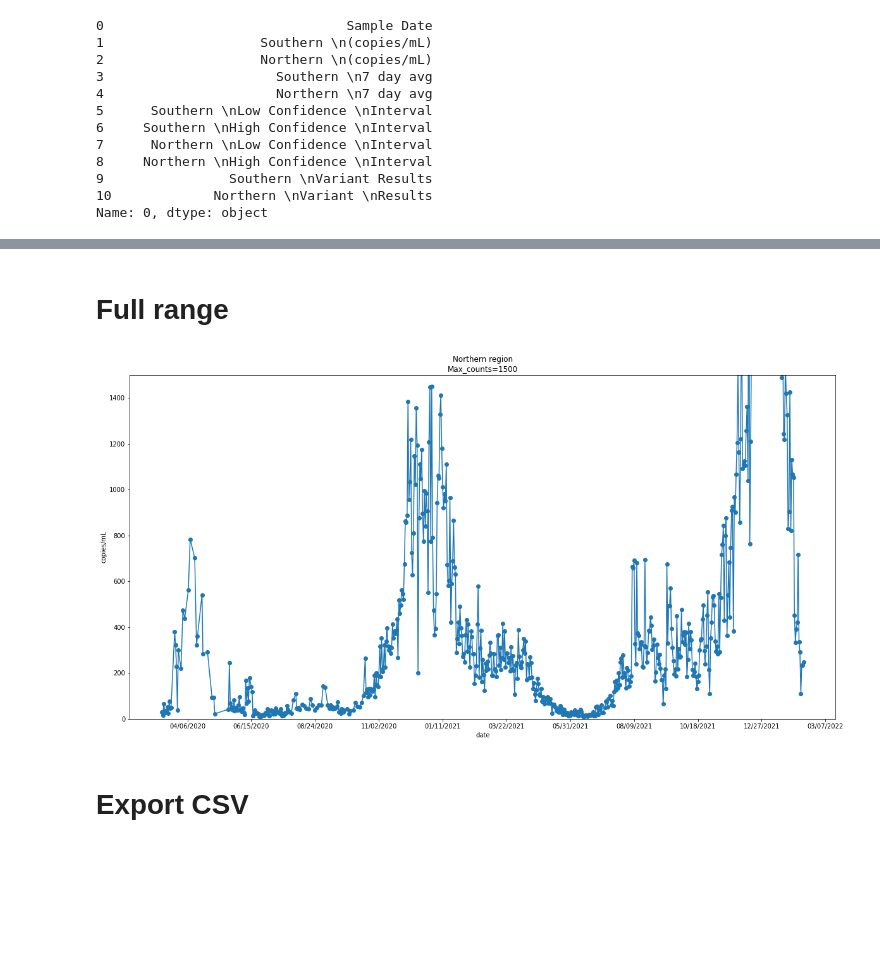
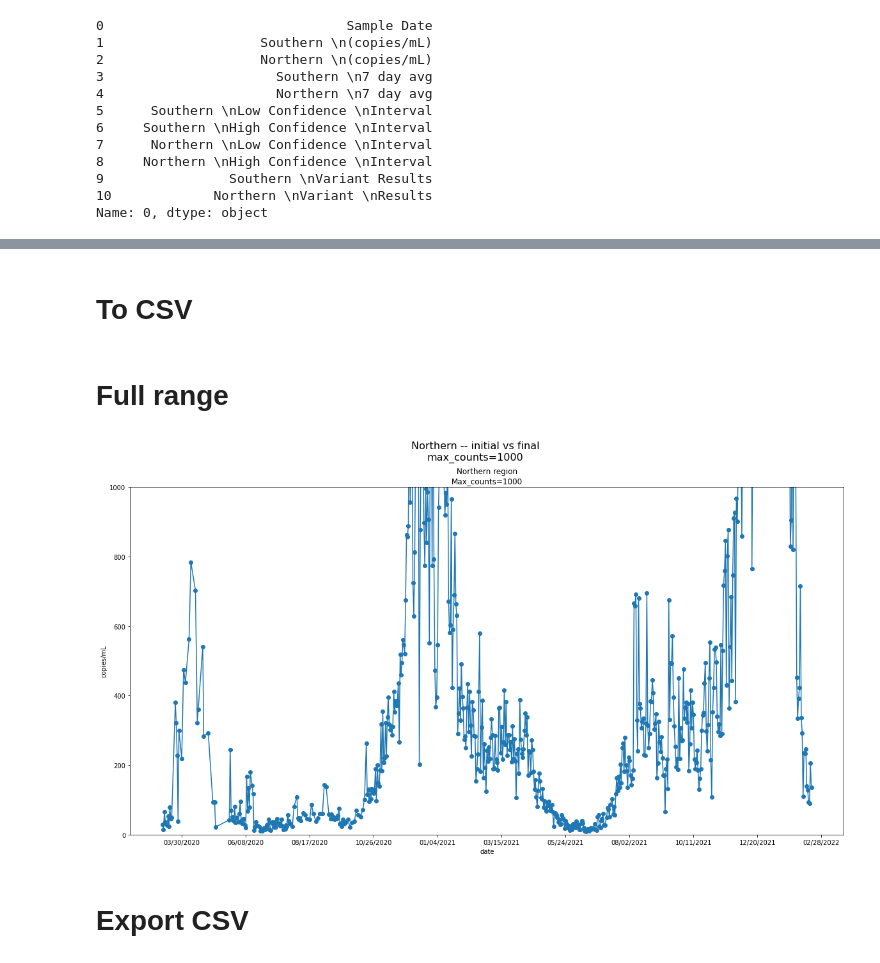
Before and after one commit to edgecollective/wastewater-analysis, a Jupyter notebook: wastewater.ipynb, the cells around one changed output, grey strips where cells are left out. Drawn from its saved outputs; the diff is of its cells as text; code cells hidden in the pictures; blank space fills up the shorter version.

```diff
--- a/wastewater.ipynb
+++ b/wastewater.ipynb
@@ -3,0 +6,24 @@
+# %%
+import requests
+from bs4 import BeautifulSoup
+
+
+url = 'https://www.mwra.com/biobot/biobotdata.htm'
+data_url = ''
+reqs = requests.get(url)
+soup = BeautifulSoup(reqs.text, 'html.parser')
+
+urls = []
+for link in soup.find_all('a'):
+    #print('trick')
+    this_link=link.get('href')
+    if (this_link != None):
+        #print(link.get('href'))
+        if (this_link.find('-data') != -1):
+            #print("got it!")
+            data_url='https://www.mwra.com/biobot/'+this_link
+
+if len(data_url)>0:
+    print("got data url!",data_url)
+else:
+    print("no data url found")
@@ -11,9 +39,9 @@
 # https://camelot-py.readthedocs.io/en/master/user/install-deps.html#install-deps
 import camelot
 
-file = "https://www.mwra.com/biobot/MWRAData20220212-data.pdf"
+#file = "https://www.mwra.com/biobot/MWRAData20220218-data.pdf"
 
-tables = camelot.read_pdf(file, pages = "1-end")
+tables = camelot.read_pdf(data_url, pages = "1-end")
 # %%
 import pandas as pd
 # %%
@@ -64,10 +85,8 @@ df.columns = ['Date','Southern','Northern','Southern_7','Northern_7','Southern_l
 # %%
 
-region = 'Southern'
+region = 'Northern'
 dates=df['Date'].to_numpy()
 counts=df[region].to_numpy()
-
-
 
 length = len(dates)
 tail_length=100
@@ -77,3 +96,5 @@ counts_end=counts[(length-tail_length):]
 
 dates_initial=dates[:tail_length]
 counts_initial=counts[:tail_length]
+# %% [markdown]
+# To CSV
@@ -99,28 +124,29 @@ for i in range(0,len(dates)):
 # %%
 import matplotlib.pyplot as plt
 import matplotlib.dates as mdates
 
 plt.gca().xaxis.set_major_formatter(mdates.DateFormatter('%m/%d/%Y'))
 plt.gca().xaxis.set_major_locator(mdates.WeekdayLocator(byweekday=(0), interval=10))
 
-max_counts = 1500
-head=400
+max_counts = 1000
+#head=400
 tail=300
 
 # plot intial
 #plt.subplot(1, 2, 1)
+#plt.plot(x[len(x)-tail:],y[len(x)-tail:],'-o')
 plt.plot(x,y,'-o')
 plt.ylim([0,max_counts])
 plt.ylabel('copies/mL')
 plt.xlabel('date')
 plt.title(region+' region\nMax_counts='+str(max_counts))
-
+#plt.show()
 fig = plt.gcf()
 fig.set_size_inches(20, 10)
-#fig.suptitle(region +' -- initial vs final\nmax_counts='+str(max_counts), fontsize=16)
+fig.suptitle(region +' -- initial vs final\nmax_counts='+str(max_counts), fontsize=16)
 
-filename=region+'_full_limit_'+str(max_counts)+'.pdf'
+filename=region+'_full_limit_'+str(max_counts)+'_tail.pdf'
 plt.savefig('graphs/'+filename)
 plt.show()
 # %% [output]
-[figure, old version]
+[figure, new version]
```
Also changed, not shown: parts of 7 cells of this notebook, 7 other files.
